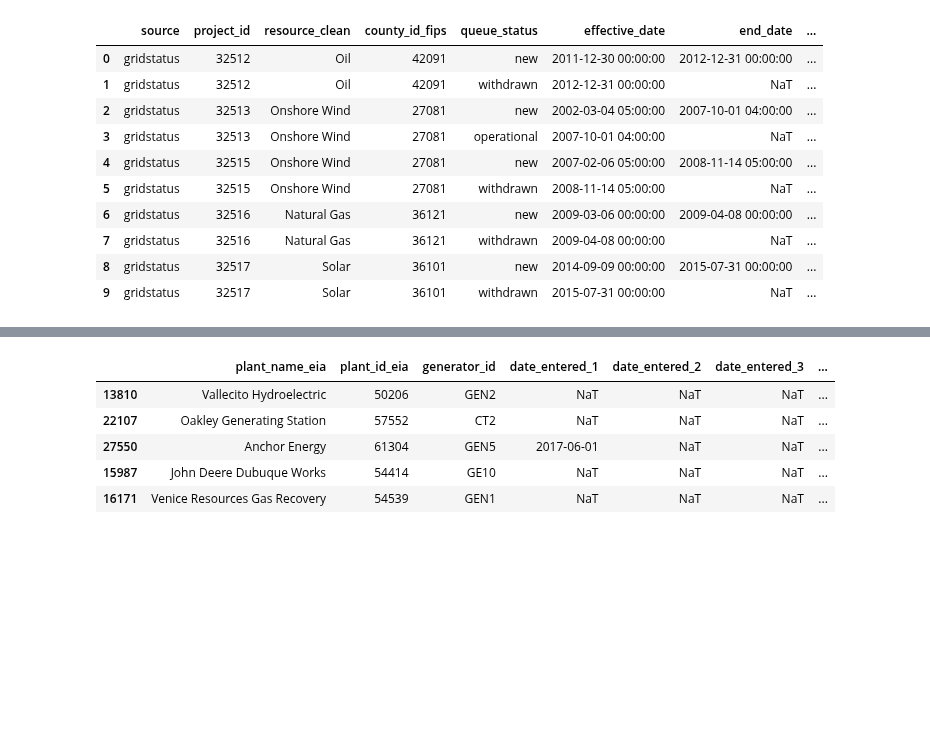
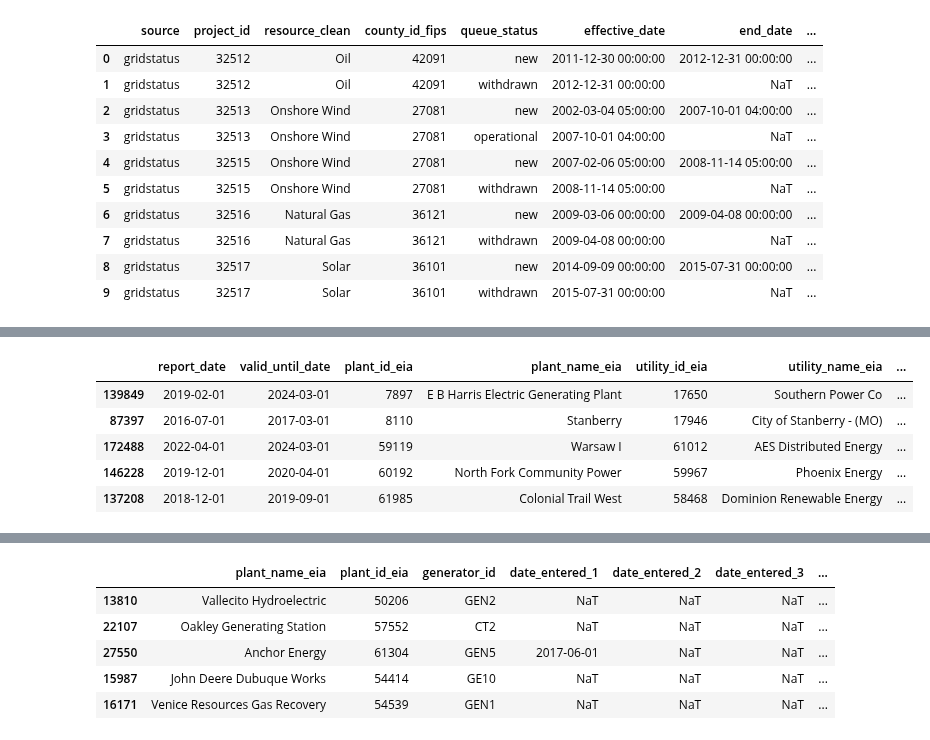
Before and after one commit to deployment-gap-model-education-fund/deployment-gap-model, a Jupyter notebook: notebooks/48-tpb-860m_vs_iso_queues.ipynb, the cells around one changed output, grey strips where cells are left out. Drawn from its saved outputs; the diff is of its cells as text; code cells hidden in the pictures; blank space fills up the shorter version.

```diff
--- a/notebooks/48-tpb-860m_vs_iso_queues.ipynb
+++ b/notebooks/48-tpb-860m_vs_iso_queues.ipynb
@@ -75,2 +82,13 @@ all_proj_long.sample(5)
+# %%
+# this changelog is a nightly build of the version in the database. Only for analysis, not for production
+eia_changelog = pd.read_pickle('../data/raw/core_eia860m__changelog_generators.pkl')
+eia_changelog.sample(5)
+# %% [output]
+|  | report_date | valid_until_date | plant_id_eia | plant_name_eia | utility_id_eia | utility_name_eia | ... |
+| 139849 | 2019-02-01 | 2024-03-01 | 7897 | E B Harris Electric Generating Plant | 17650 | Southern Power Co | ... |
+| 87397 | 2016-07-01 | 2017-03-01 | 8110 | Stanberry | 17946 | City of Stanberry - (MO) | ... |
+| 172488 | 2022-04-01 | 2024-03-01 | 59119 | Warsaw I | 61012 | AES Distributed Energy | ... |
+| 146228 | 2019-12-01 | 2020-04-01 | 60192 | North Fork Community Power | 59967 | Phoenix Energy | ... |
+| 137208 | 2018-12-01 | 2019-09-01 | 61985 | Colonial Trail West | 58468 | Dominion Renewable Energy | ... |
 # %%
 # start with current data only. Can use full changelog if needed later
```
Also changed, not shown: parts of 3 cells of this notebook.
